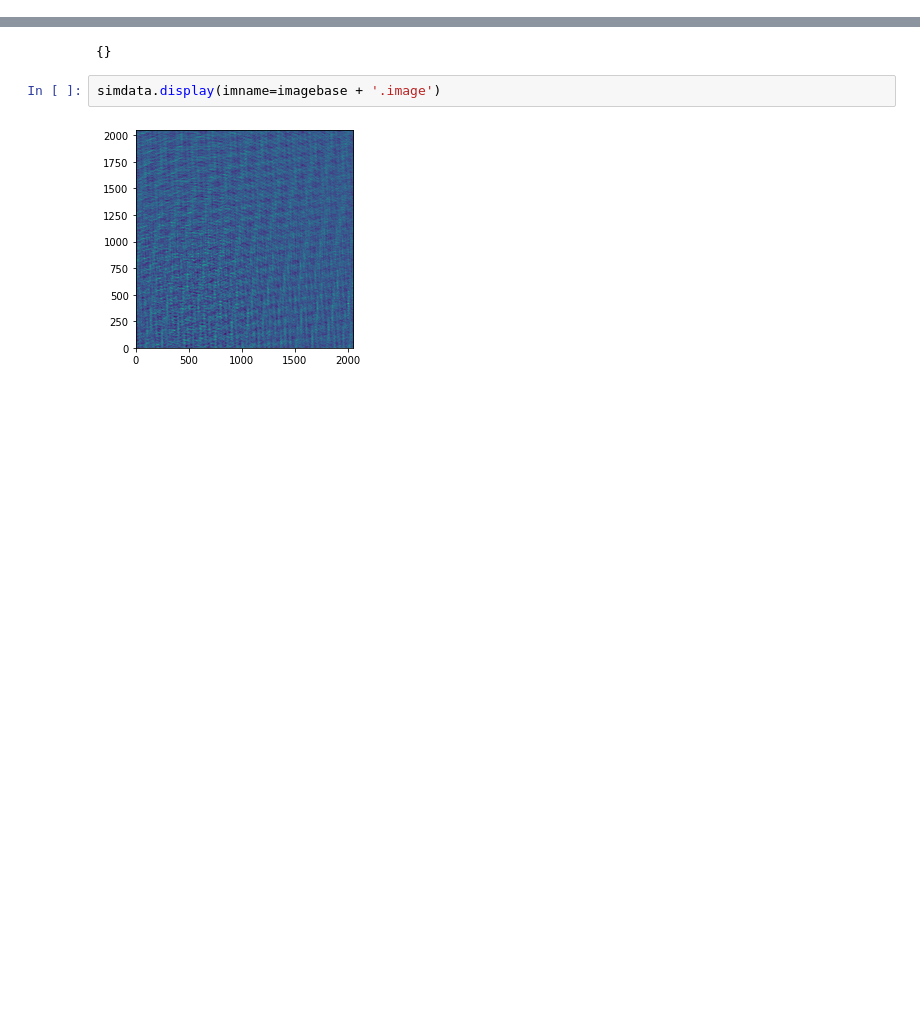
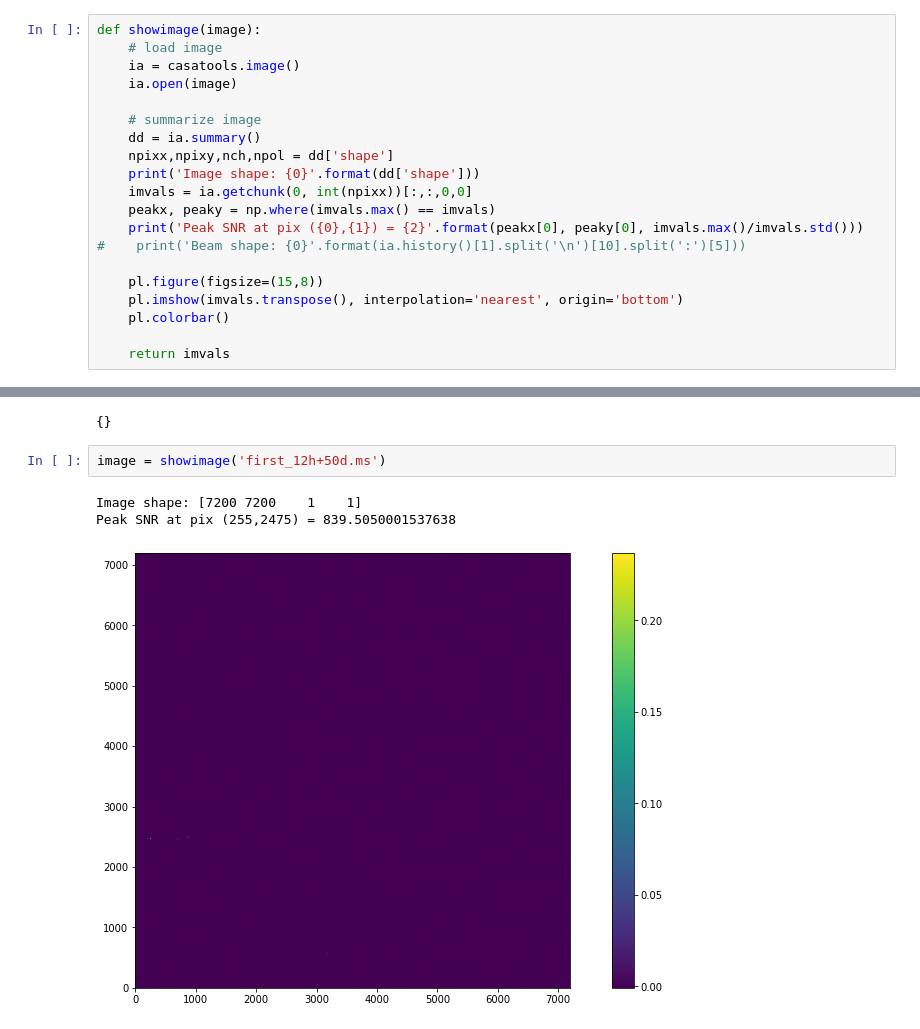
Before and after one commit to dsa110/dsa110-caltest, a Jupyter notebook: dsa110.ipynb, the cells around one changed output, grey strips where cells are left out. Drawn from its saved outputs; the diff is of its cells as text; blank space fills up the shorter version.

```diff
--- a/dsa110.ipynb
+++ b/dsa110.ipynb
@@ -5,5 +7,25 @@ import casatasks
 # %%
 %load_ext autoreload
+# %%
+def showimage(image):
+    # load image
+    ia = casatools.image()
+    ia.open(image)
+
+    # summarize image
+    dd = ia.summary()
+    npixx,npixy,nch,npol = dd['shape']
+    print('Image shape: {0}'.format(dd['shape']))
+    imvals = ia.getchunk(0, int(npixx))[:,:,0,0]
+    peakx, peaky = np.where(imvals.max() == imvals)
+    print('Peak SNR at pix ({0},{1}) = {2}'.format(peakx[0], peaky[0], imvals.max()/imvals.std()))
+#    print('Beam shape: {0}'.format(ia.history()[1].split('\n')[10].split(':')[5]))
+
+    pl.figure(figsize=(15,8))
+    pl.imshow(imvals.transpose(), interpolation='nearest', origin='bottom')
+    pl.colorbar()
+
+    return imvals
 # %%
 msname='dsa110-calsrc.ms'
 imagebase = 'first'
@@ -44,7 +72,9 @@ array([[[[-13.90465832 -6.87160969j, -13.79448414 -6.88273573j,
 casatasks.tclean(vis=msname, imagename=imagebase, field='cal', spw='0', cell='2arcsec', imsize=2048, datacolumn='data')
 # %% [output]
 {}
-# %%
-simdata.display(imname=imagebase + '.image')
-# %% [output]
-[figure, removed]
+# %%
+image = showimage('first_12h+50d.ms')
+# %% [output]
+Image shape: [7200 7200    1    1]
+Peak SNR at pix (255,2475) = 839.5050001537638
+[figure, added]
```
Also changed, not shown: parts of 9 cells of this notebook, 1 other file.
